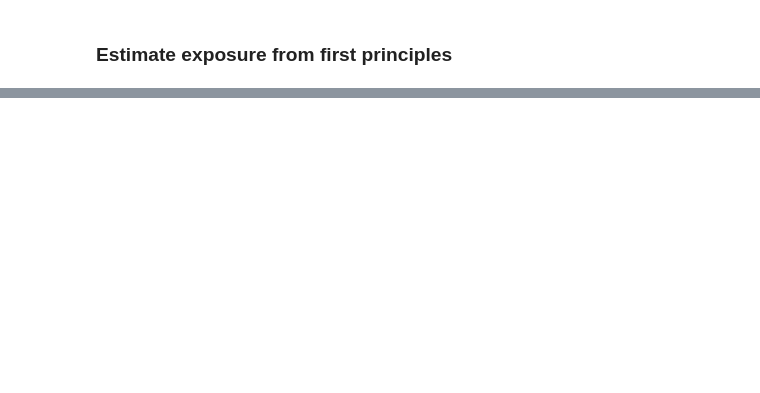
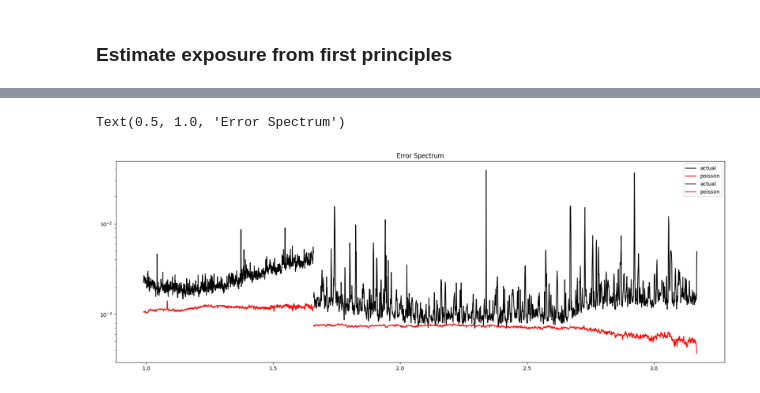
Before and after one commit to rjanish/JWST-DMdecay, a Jupyter notebook: exposure-tests.ipynb, the cells around one changed output, grey strips where cells are left out. Saved outputs shown, nothing was run; the diff lists cells and outputs as text; code cells hidden in the pictures; blank space fills up the shorter version.

```diff
--- a/exposure-tests.ipynb
+++ b/exposure-tests.ipynb
@@ -47,0 +97,13 @@ ax.set_ylim(0, 0.01)
+# %%
+scales = [0.0014, 0.0023]  # see mathematica
+fig, ax = plt.subplots(figsize=(21, 7))
+for scale, spec in zip(scales, data):
+    ax.plot(spec["lam"], spec["error"], label="actual", color="black")
+    ax.plot(spec["lam"], scale*np.sqrt(spec["sky"]*spec["lam"]),
+            color='red', label="poisson")
+ax.legend()
+ax.set_yscale("log")
+ax.set_title("Error Spectrum")
+# %% [output]
+Text(0.5, 1.0, 'Error Spectrum')
+[figure, added]
```
Also changed, not shown: parts of 24 cells of this notebook.
